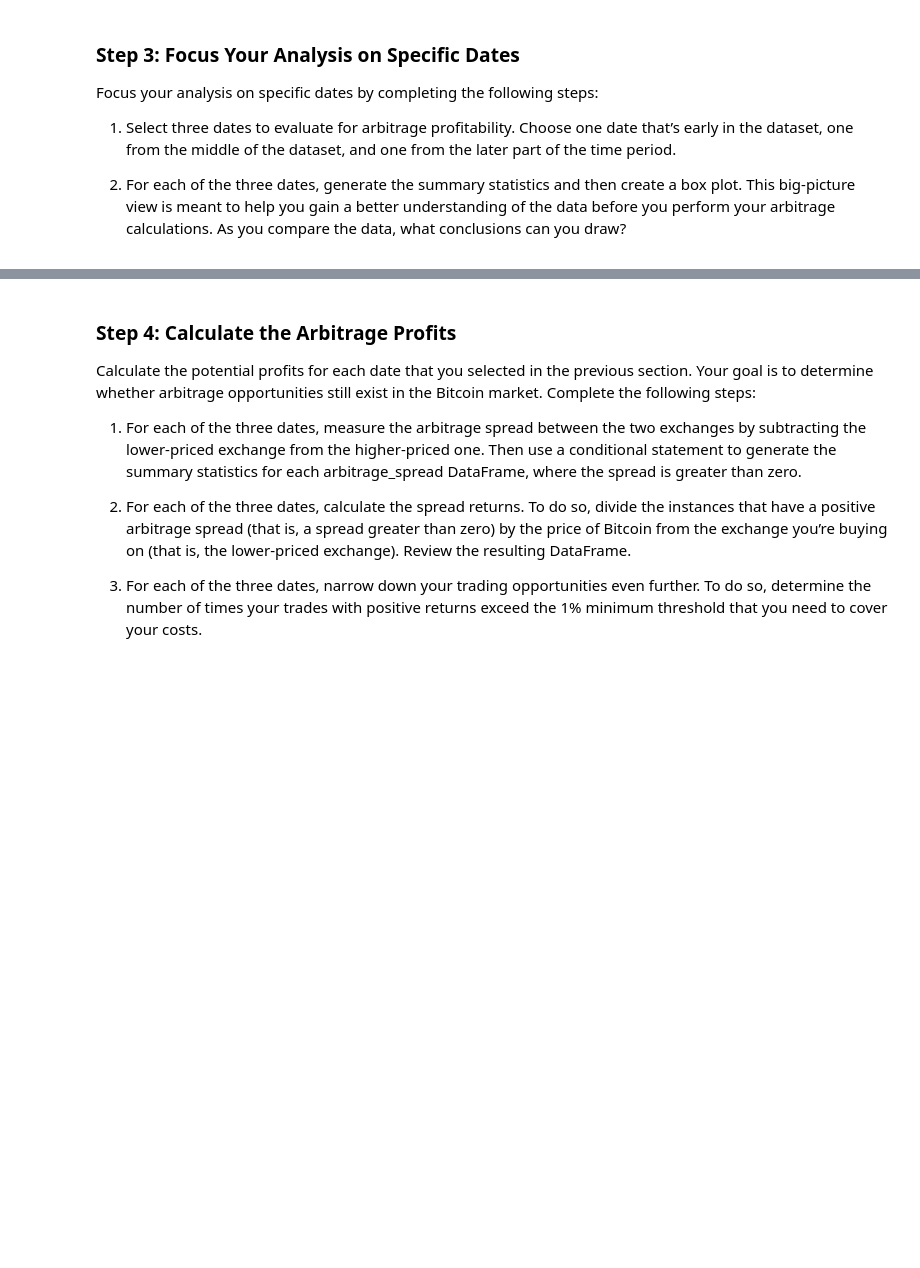
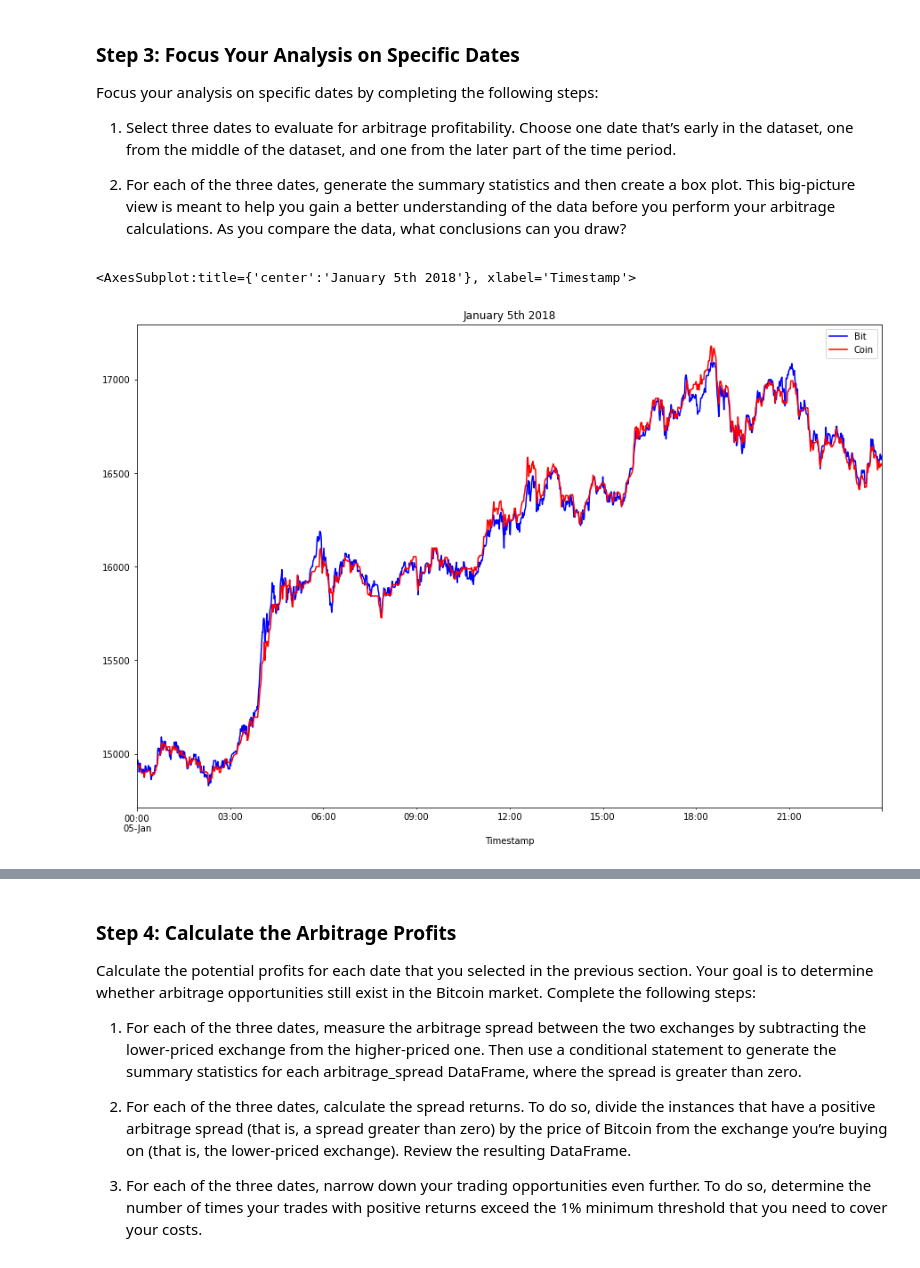
Before and after one commit to MaureenKC/Challenge-3, a Jupyter notebook: Fintech challenge 3/Starter_Code/crypto_arbitrage.ipynb, the cells around one changed output, grey strips where cells are left out. Cells and saved outputs as stored; diff of their text form; code cells hidden in the pictures; blank space fills up the shorter version.

Commit message:
Plotting data

```diff
--- a/Fintech challenge 3/Starter_Code/crypto_arbitrage.ipynb
+++ b/Fintech challenge 3/Starter_Code/crypto_arbitrage.ipynb
@@ -334,7 +334,11 @@ Focus your analysis on specific dates by completing the following steps:
 # %%
 # Create an overlay plot that visualizes the two dataframes over a period of one day early in the dataset.
 # Be sure that the plots include the parameters `legend`, `figsize`, `title`, `color` and `label`
-# YOUR CODE HERE
+bitstamp['Close'].loc['2018-01-05'].plot(legend=True , figsize=(15,10) , title="January 5th 2018" , color="blue" , label="Bit")
+coinbase['Close'].loc['2018-01-05'].plot(legend=True , figsize=(15,10) , color="red" , label="Coin")
+# %% [output]
+<AxesSubplot:title={'center':'January 5th 2018'}, xlabel='Timestamp'>
+[figure, added]
 # %%
 # Using the early date that you have selected, calculate the arbitrage spread
 # by subtracting the bitstamp lower closing prices from the coinbase higher closing prices
```
Also changed, not shown: parts of 8 cells of this notebook.
